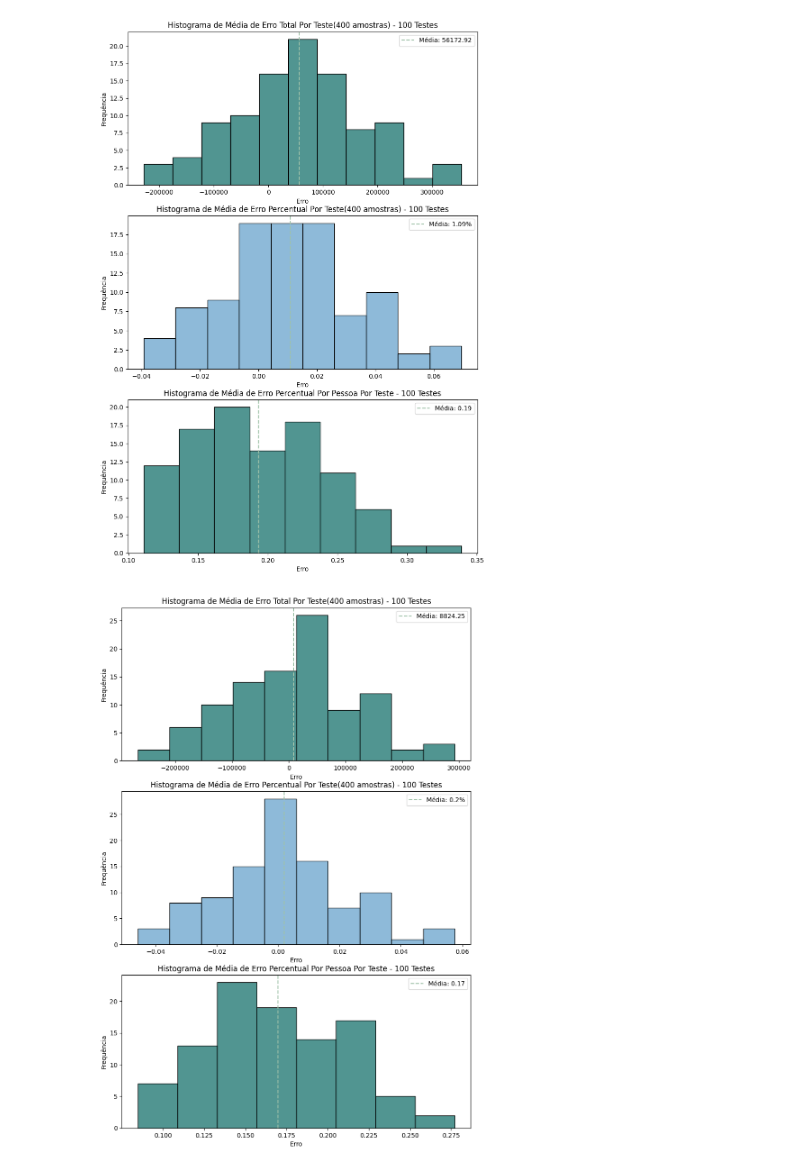
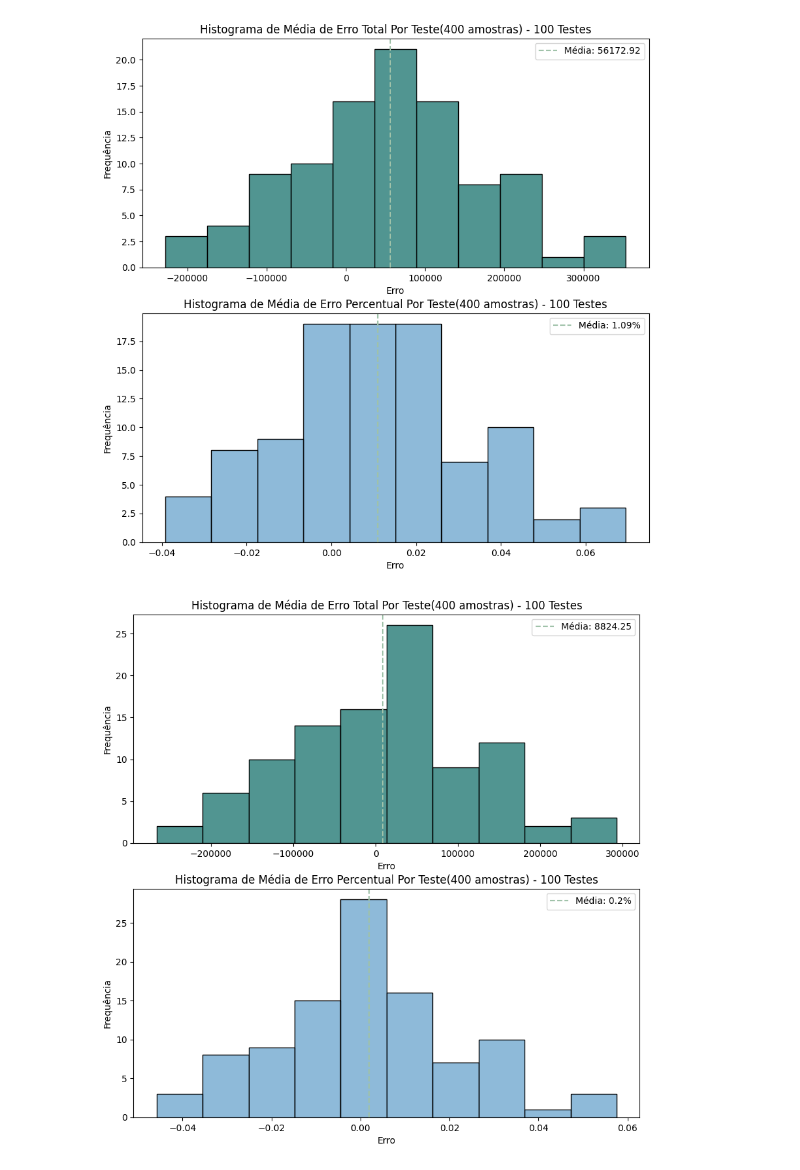
Before and after one commit to JpABrasil/predicao-sinistros, a Jupyter notebook: notebooks/notebook.ipynb, the cells around one changed output. Cells and saved outputs as stored; diff of their text form; code cells hidden in the pictures.

Commit message:
Retirando Métrica de Avaliação meio complexa

```diff
--- a/notebooks/notebook.ipynb
+++ b/notebooks/notebook.ipynb
@@ -15,12 +15,12 @@ df['smoker'] = df['smoker'].apply(lambda x: 1 if x == 'yes' else 0)
 df['region'] = df['region'].apply(lambda x: 0 if x == 'southwest' else 1 if x == 'southeast' else 2 if x == 'northwest' else 3)
 # %%
 #Função para calcular o erro percentual médio - Métrica de Avaliação
-def erro_percentual_medio_pessoa(Y_true, Y_pred):
+'''def erro_percentual_medio_pessoa(Y_true, Y_pred):
     erro = 0
     for i in range(len(Y_true)):
         erro += (Y_pred[i]- Y_true.values[i][0])/Y_true.values[i][0]
     return erro/len(Y_true)
-
+'''
 #Função para calcular a diferença total naquele teste - Métrica de Avaliação
 def diferenca_grupo(Y_true, Y_pred):
     perda = 0
@@ -37,9 +37,9 @@ def diferenca_percentual_grupo(Y_true, Y_pred):
 
 
 #Função Para Gerar Histograma dos Erros
-def grafico(erros_percentuais_medios_por_pessoa,diferencas_por_grupo,diferencas_percentuais_por_grupo):
-    fig,ax = plt.subplots(3,1,figsize=(10,15))
-    erros = np.array(erros_percentuais_medios_por_pessoa)
+def grafico(diferencas_por_grupo,diferencas_percentuais_por_grupo):
+    fig,ax = plt.subplots(2,1,figsize=(10,10))
+    #erros = np.array(erros_percentuais_medios_por_pessoa)
     diffs = np.array(diferencas_por_grupo)
     diffs_p = np.array(diferencas_percentuais_por_grupo)
 
@@ -56,37 +56,37 @@ def grafico(erros_percentuais_medios_por_pessoa,diferencas_por_grupo,diferencas_
     ax[1].set_xlabel('Erro')
     ax[1].set_ylabel('Frequência')
     ax[1].set_title('Histograma de Média de Erro Percentual Por Teste(400 amostras) - 100 Testes')
-
+    '''
     sns.histplot(erros,color='#17726d')
     ax[2].axvline(np.mean(erros),color='#a0c2a9',label=f'Média: {((np.mean(diffs_p))*100).round(2)}%',linestyle='--')
     ax[2].legend(loc='upper right')
     ax[2].set_xlabel('Erro')
     ax[2].set_ylabel('Frequência')
     ax[2].set_title('Histograma de Média de Erro Percentual Por Pessoa Por Teste - 100 Testes')
-
+    '''
     plt.show()
 # %%
 #XGBoost Padrão
 erros_percentuais_medios_por_pessoa = [] #Lista para armazenar os erros de cada teste
 diferencas_grupo = []
 diferencas_percentuais_grupo = []
 for i in range(100):
     #Separando os dados de treino(70%) e teste(30%) aleatoriamente a cada iteração
     X_train,X_test,Y_train,Y_true = train_test_split(df[['age','sex','bmi','children','smoker','region']],df[['charges']],test_size=0.3,random_state=i)
     #Criando Modelo
     model = xgb.XGBRegressor(max_depth=6, #Profundidade Máxima da Árvore (Número de Nós)
                              learning_rate=0.1, #Taxa de aprendizado
                              n_estimators=100 #Número de árvores
                              )
     model.fit(X_train,Y_train) #Treinando o Modelo
     Y_pred = model.predict(X_test) #Realizando Previsões
-    erros_percentuais_medios_por_pessoa.append(erro_percentual_medio_pessoa(Y_true,Y_pred)) #Adicionando Métrica de Erro ao vetor de erros
+    #erros_percentuais_medios_por_pessoa.append(erro_percentual_medio_pessoa(Y_true,Y_pred)) #Adicionando Métrica de Erro ao vetor de erros
     diferencas_grupo.append(diferenca_grupo(Y_true,Y_pred)) #Adicionando Métrica de Perda ao vetor de perdas
     diferencas_percentuais_grupo.append(diferenca_percentual_grupo(Y_true,Y_pred)) #Adicionando Métrica de
 #Gerar Histograma dos Erros
-grafico(erros_percentuais_medios_por_pessoa,diferencas_grupo,diferencas_percentuais_grupo)
+grafico(diferencas_grupo,diferencas_percentuais_grupo)
 # %% [output]
-[figure, old version]
+[figure, new version]
 # %%
 #XGBoost - Reduzir SuperEstimação
 def loss_melhorada(predt,dtrain):
@@ -97,7 +97,7 @@ def loss_melhorada(predt,dtrain):
     coeficiente_penalizacao = 1.4
     return np.where(erro>0,[grad*coeficiente_penalizacao,hess*coeficiente_penalizacao],[grad,hess])
 
-erros = []
+#erros = []
 diffs = []
 diffs_p = []
 for i in range(100):
@@ -113,12 +113,12 @@ for i in range(100):
            )
     dtest = xgb.DMatrix(X_test)
     Y_pred = model.predict(dtest) #Realizando Previsões
-    erros.append(erro_percentual_medio_pessoa(Y_true,Y_pred)) #Adicionando Métrica de Erro ao vetor de erros
+    #erros.append(erro_percentual_medio_pessoa(Y_true,Y_pred)) #Adicionando Métrica de Erro ao vetor de erros
     diffs.append(diferenca_grupo(Y_true,Y_pred)) #Adicionando Métrica de Perda ao vetor de perdas
     diffs_p.append(diferenca_percentual_grupo(Y_true,Y_pred)) #Adicionando Métrica
-grafico(erros,diffs,diffs_p)
+grafico(diffs,diffs_p)
 # %% [output]
-[figure, old version]
+[figure, new version]
 # %%
 #Carregando Modelo e Gerando Previsões
 modelo_ultiomo_teste = xgb.XGBRegressor()
```
